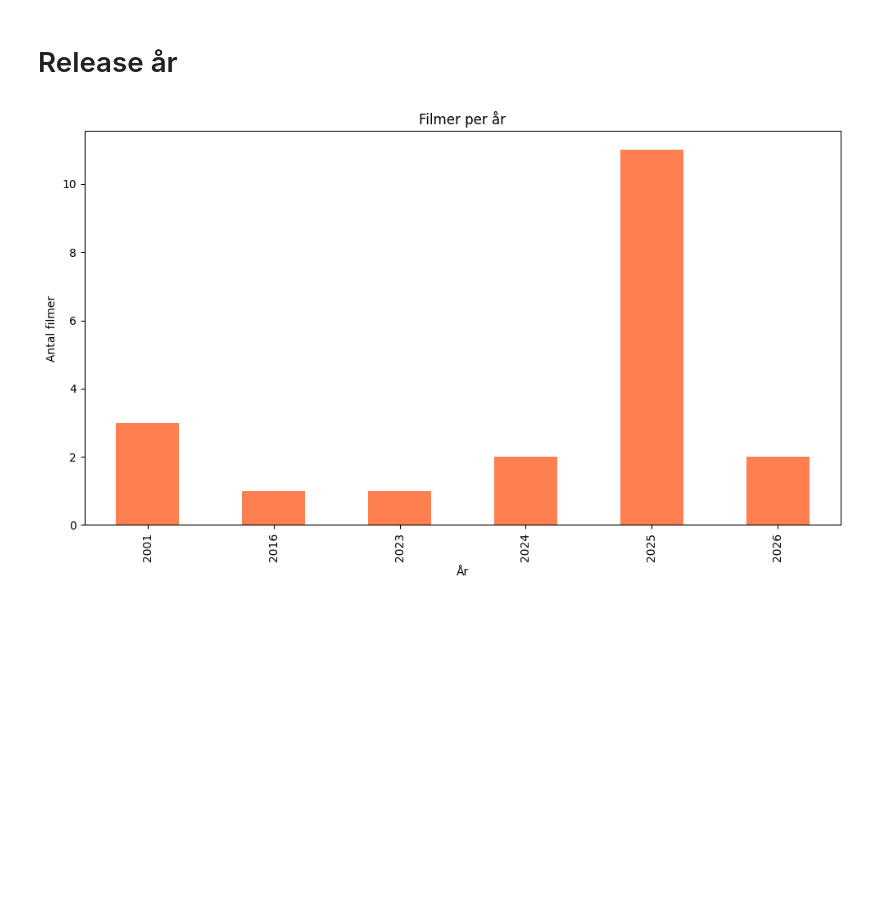
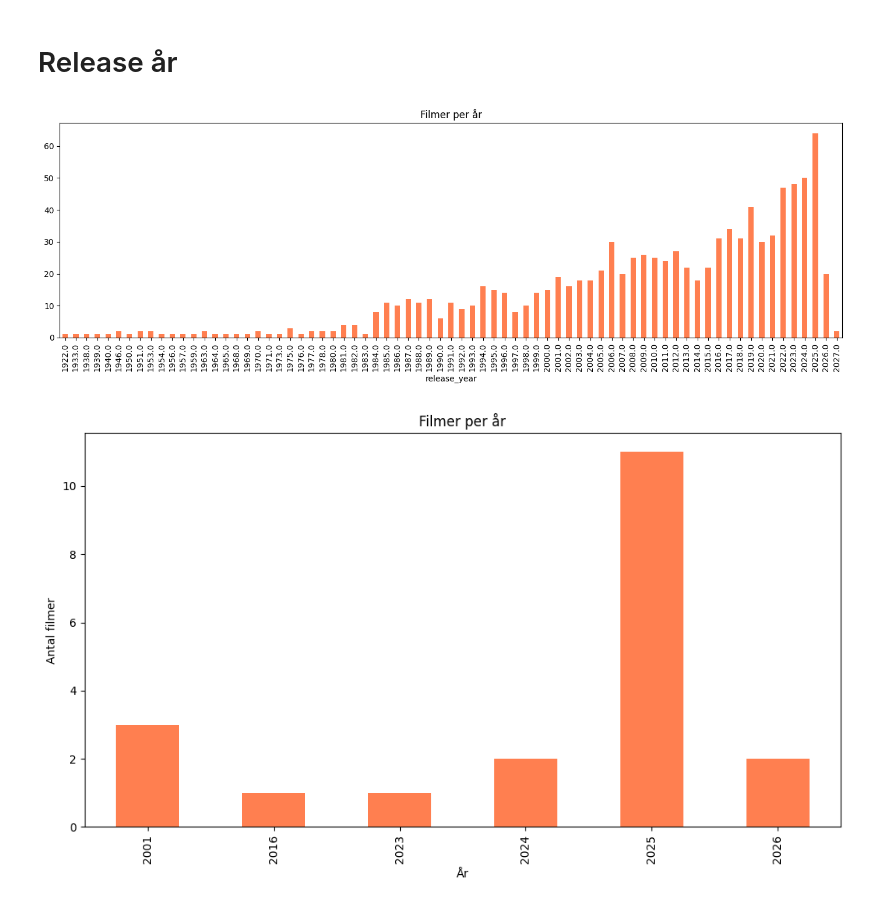
Before and after one commit to Abdulrahmanfahmi/tmdb-fantasy-pipeline, a Jupyter notebook: notebook/eda.ipynb, the cells around one changed output. Saved outputs shown, nothing was run; the diff lists cells and outputs as text; code cells hidden in the pictures; blank space fills up the shorter version.

```diff
--- a/notebook/eda.ipynb
+++ b/notebook/eda.ipynb
@@ -361,6 +366,14 @@ plt.show()
 [figure]
 # %% [markdown]
 # Release år
+# %%
+plt.figure(figsize=(14, 5))
+df['release_year'].value_counts().sort_index().plot(kind='bar', color='coral')
+plt.title('Filmer per år')
+plt.tight_layout()
+plt.show()
+# %% [output]
+[figure, added]
 # %%
 plt.figure(figsize=(10, 6))
 df['release_year'] = pd.to_datetime(df['release_date']).dt.year
```
Also changed, not shown: parts of 13 cells of this notebook, 11 other files.
